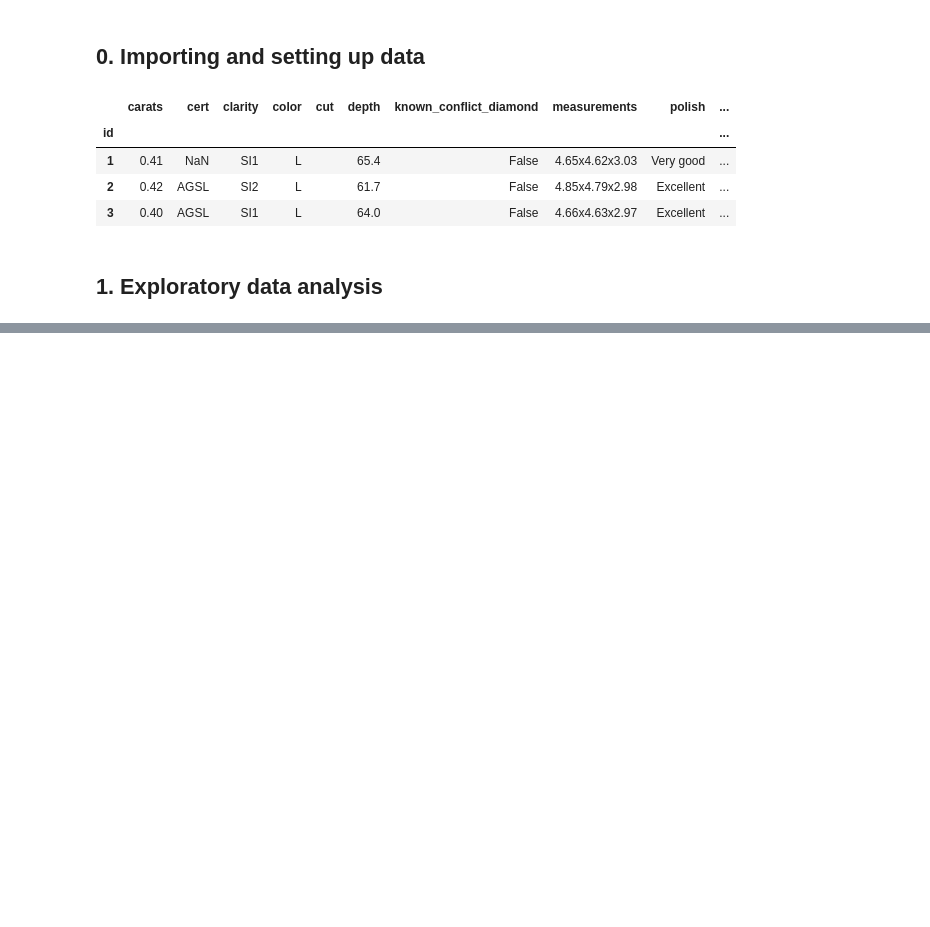
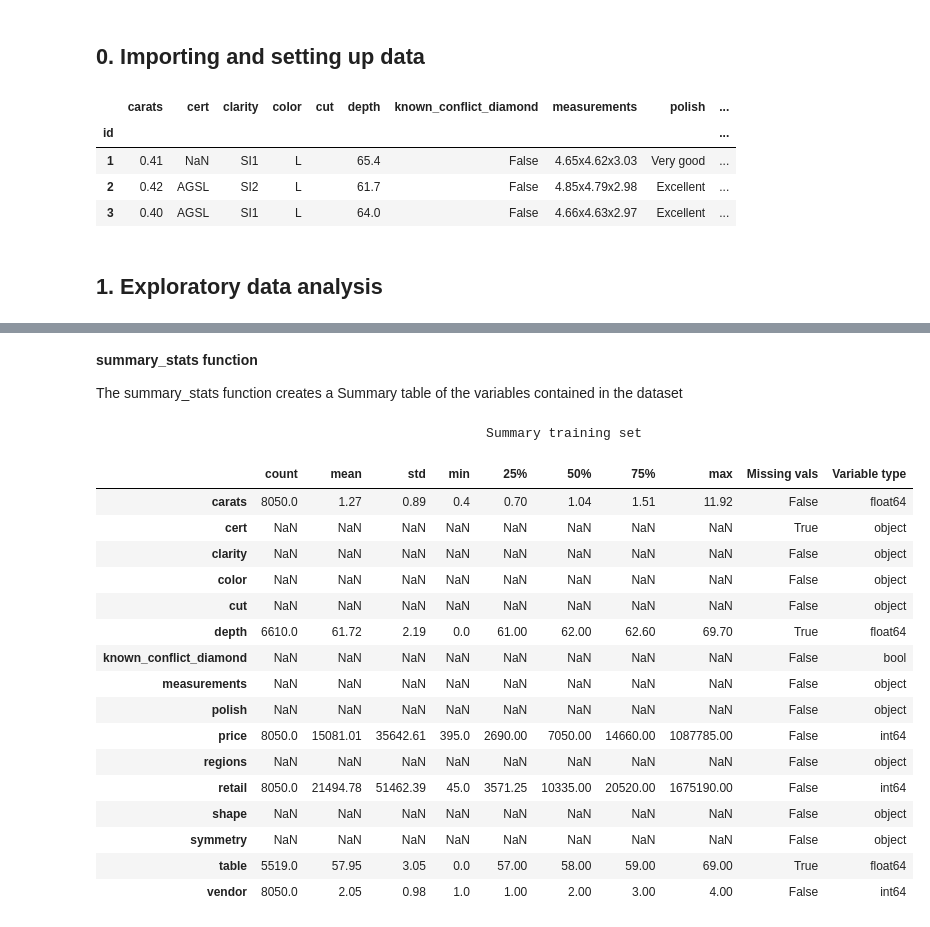
Before and after one commit to kevinmiguel97/Diamond-purchases-, a Jupyter notebook: Methodologic report.ipynb, the cells around one changed output, grey strips where cells are left out. Cells and saved outputs as stored; diff of their text form; code cells hidden in the pictures; blank space fills up the shorter version.

```diff
--- a/Methodologic report.ipynb
+++ b/Methodologic report.ipynb
@@ -93,0 +137,25 @@ df_train.shape
+# %% [markdown]
+**summary_stats function**
+
+The summary_stats function creates a Summary table of the variables contained in the dataset
+# %%
+summary_stats(df_train, 'Summary training set').drop(['logprice', 'logretail'])
+# %% [output]
+                                                  Summary training set
+|  | count | mean | std | min | 25% | 50% | 75% | max | Missing vals | Variable type |
+| carats | 8050.0 | 1.27 | 0.89 | 0.4 | 0.70 | 1.04 | 1.51 | 11.92 | False | float64 |
+| cert | NaN | NaN | NaN | NaN | NaN | NaN | NaN | NaN | True | object |
+| clarity | NaN | NaN | NaN | NaN | NaN | NaN | NaN | NaN | False | object |
+| color | NaN | NaN | NaN | NaN | NaN | NaN | NaN | NaN | False | object |
+| cut | NaN | NaN | NaN | NaN | NaN | NaN | NaN | NaN | False | object |
+| depth | 6610.0 | 61.72 | 2.19 | 0.0 | 61.00 | 62.00 | 62.60 | 69.70 | True | float64 |
+| known_conflict_diamond | NaN | NaN | NaN | NaN | NaN | NaN | NaN | NaN | False | bool |
+| measurements | NaN | NaN | NaN | NaN | NaN | NaN | NaN | NaN | False | object |
+| polish | NaN | NaN | NaN | NaN | NaN | NaN | NaN | NaN | False | object |
+| price | 8050.0 | 15081.01 | 35642.61 | 395.0 | 2690.00 | 7050.00 | 14660.00 | 1087785.00 | False | int64 |
+| regions | NaN | NaN | NaN | NaN | NaN | NaN | NaN | NaN | False | object |
+| retail | 8050.0 | 21494.78 | 51462.39 | 45.0 | 3571.25 | 10335.00 | 20520.00 | 1675190.00 | False | int64 |
+| shape | NaN | NaN | NaN | NaN | NaN | NaN | NaN | NaN | False | object |
+| symmetry | NaN | NaN | NaN | NaN | NaN | NaN | NaN | NaN | False | object |
+| table | 5519.0 | 57.95 | 3.05 | 0.0 | 57.00 | 58.00 | 59.00 | 69.00 | True | float64 |
+| vendor | 8050.0 | 2.05 | 0.98 | 1.0 | 1.00 | 2.00 | 3.00 | 4.00 | False | int64 |
```
Also changed, not shown: parts of 7 cells of this notebook, 2 other files.
